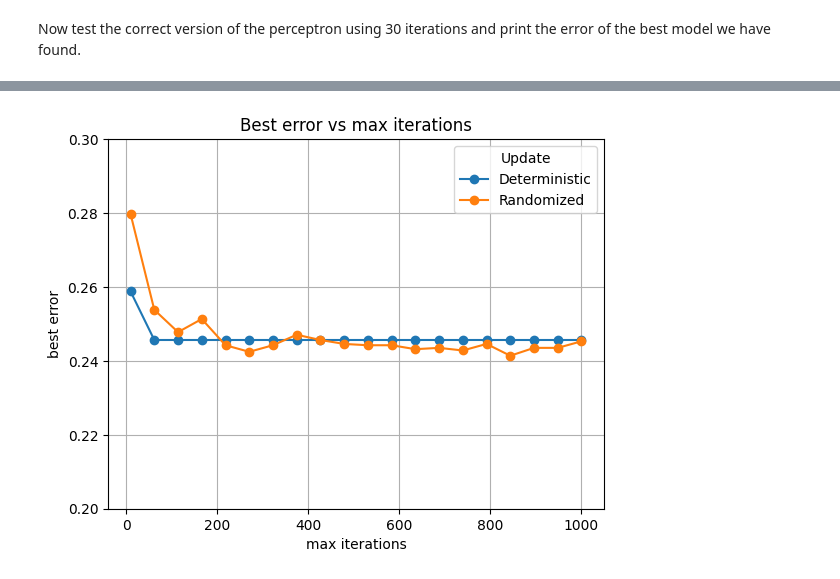
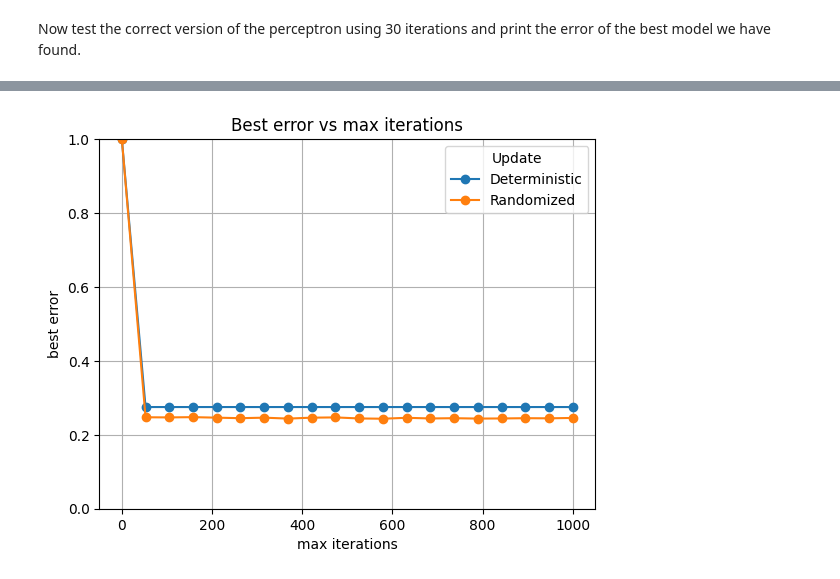
Before and after one commit to miriamzara/MachineLearning, a Jupyter notebook: Lab_2_Perceptrons/02_perceptron_my_solution_again.ipynb, the cells around one changed output, grey strips where cells are left out. Drawn from its saved outputs; the diff is of its cells as text; code cells hidden in the pictures.

```diff
--- a/Lab_2_Perceptrons/02_perceptron_my_solution_again.ipynb
+++ b/Lab_2_Perceptrons/02_perceptron_my_solution_again.ipynb
@@ -153,11 +155,12 @@ def count_errors(current_w, X, Y):
     # -returns the indexes of all misclassified samples
     # -if there are no misclassified samples, returns -1 as index
     # TODO: write the function
-    missclass_mask = np.array([(np.dot(X[i,:], current_w)*Y[i] <= 0) for i in range(X.shape[0])])
+    current_labels = np.sign(np.dot(X, current_w))
+    missclass_mask = np.where(current_labels * Y <= 0, True, False)
     n = np.sum(missclass_mask)
     index = -1
     if n > 0:
-        index = np.where(missclass_mask == True)[0][0]
+        index = np.where(missclass_mask == True)[0]
     return n, index
 
 
@@ -167,16 +170,19 @@ def perceptron_fixed_update(current_w, X, Y):
     if (n == 0):
         new_w = current_w
     else:
-        x, y = X[index, :], Y[index]
+        x, y = X[index[0], :], Y[index[0]]
         new_w = current_w + x * y
     return new_w
 
 def perceptron_no_randomization(X, Y, max_num_iterations):
     # TODO: write the perceptron main loop
     # The perceptron should run for up to max_num_iterations, or stop if it finds a solution with ERM=0
-    best_error = 10e9
+    #best_error = 10e9
     n_iter = 0
     w = np.zeros(X.shape[1])
+    n, _ = count_errors(w, X, Y)
+    best_error = n/X.shape[0]
+    best_w = w
     while (best_error > 0 and n_iter < max_num_iterations):
         n_iter += 1
         w = perceptron_fixed_update(w, X, Y)
@@ -222,7 +228,8 @@ Implement the correct randomized version of the perceptron such that at each ite
 # %%
 def perceptron_randomized_update(current_w, X, Y):
     # TODO: write the perceptron update function
-    missclass_mask = np.array([(np.dot(X[i,:], current_w)*Y[i] <= 0) for i in range(X.shape[0])])
+    current_labels = np.sign(np.dot(X, current_w))
+    missclass_mask = np.where(current_labels * Y <= 0, True, False)
     if np.any(missclass_mask) > 0:
         index = np.random.choice(a = np.where(missclass_mask == True)[0], size = 1)[0]
         new_w = current_w + X[index, :] * Y[index]
@@ -233,9 +240,11 @@ def perceptron_randomized_update(current_w, X, Y):
 def perceptron_with_randomization(X, Y, max_num_iterations):
     # TODO: write the perceptron main loop
     # The perceptron should run for up to max_num_iterations, or stop if it finds a solution with ERM=0
-    best_error = 10e9
     n_iter = 0
     w = np.zeros(X.shape[1])
+    n, _ = count_errors(w, X, Y)
+    best_error = n/X.shape[0]
+    best_w = w
     while (best_error > 0 and n_iter < max_num_iterations):
         n_iter += 1
         w = perceptron_randomized_update(w, X, Y)
@@ -270,7 +279,7 @@ Test Error of perceptron (100 iterations): 0.2521276595744681
 errors_no_randomization = []
 errors_with_randomization = []
 
-n_iterations = np.linspace(10, 1000, 20)
+n_iterations = np.linspace(0, 1000, 20)
 for n_iter in n_iterations:
     _, error = perceptron_no_randomization(X_training, Y_training, n_iter)
     errors_no_randomization.append(error)
@@ -281,13 +288,13 @@ for n_iter in n_iterations:
 # %%
 fig, ax = plt.subplots()
 ax.plot(n_iterations, errors_no_randomization, marker = "o", label = "Deterministic")
 ax.plot(n_iterations, errors_with_randomization, marker = "o", label = "Randomized")
 ax.legend(title = "Update")
 ax.set_title("Best error vs max iterations")
 ax.set_xlabel("max iterations")
 ax.set_ylabel("best error")
-plt.ylim((0.2, 0.3))
+plt.ylim((0., 1.))
 plt.grid()
 plt.show()
 # %% [output]
-[figure, old version]
+[figure, new version]
```
Also changed, not shown: parts of 7 cells of this notebook, 5 other files.
